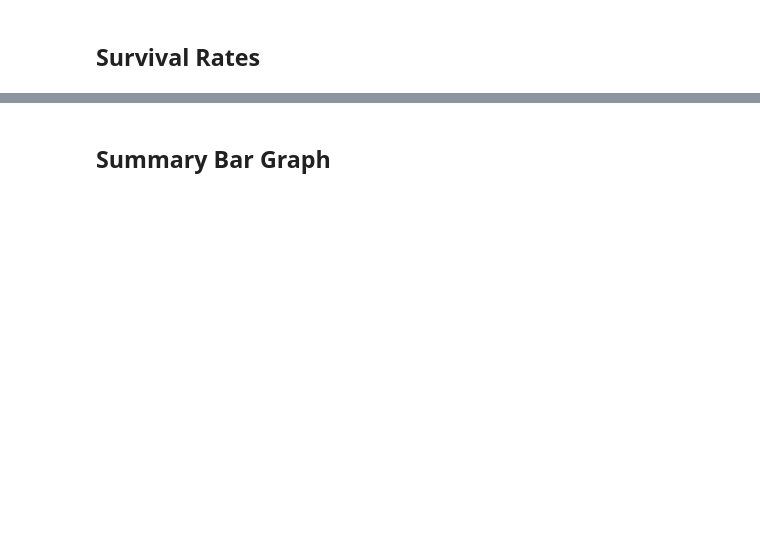
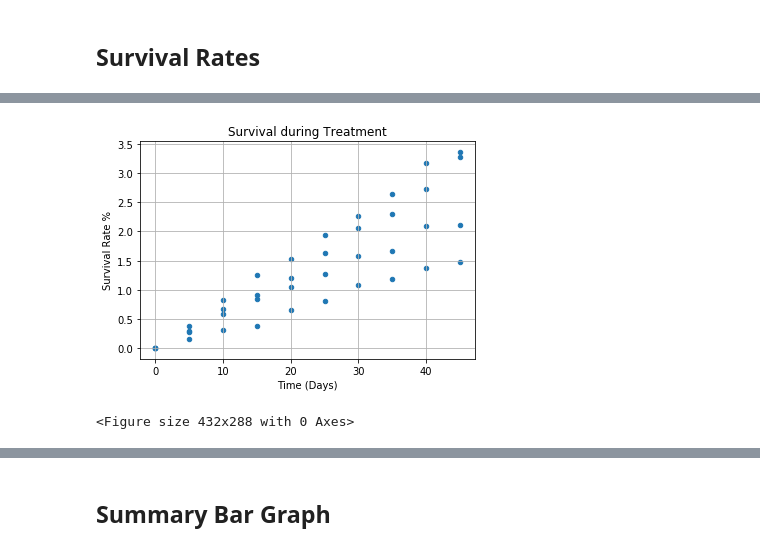
Before and after one commit to sbell1258/matplotlib-challenge, a Jupyter notebook: pymaceuticals_starter.ipynb, the cells around one changed output, grey strips where cells are left out. Drawn from its saved outputs; the diff is of its cells as text; code cells hidden in the pictures; blank space fills up the shorter version.

```diff
--- a/pymaceuticals_starter.ipynb
+++ b/pymaceuticals_starter.ipynb
@@ -487,17 +505,24 @@ AttributeError: 'SeriesGroupBy' object has no attribute 'reset_index'
 # %%
 # Generate the Plot (Accounting for percentages)
+
+#x =
+mu_meta4_df.plot.scatter(x='Timepoint', y='Metastatic Sites', marker='o', title='Metastatic Spread during Treatment')
+
 plt.title("Survival during Treatment")
 plt.xlabel("Time (Days)")
 plt.ylabel("Survival Rate %")
 
 plt.grid()
 
 # Save the Figure
 plt.savefig("../Images/survival_rates.png")
 
 # Show the Figure
 plt.show()
 plt.tight_layout();
+# %% [output]
+[figure, added]
+<Figure size 432x288 with 0 Axes>
 # %% [markdown]
 ![Metastatic Spread During Treatment](../Images/survival.png)
 # %% [markdown]
```
Also changed, not shown: parts of 10 cells of this notebook.
